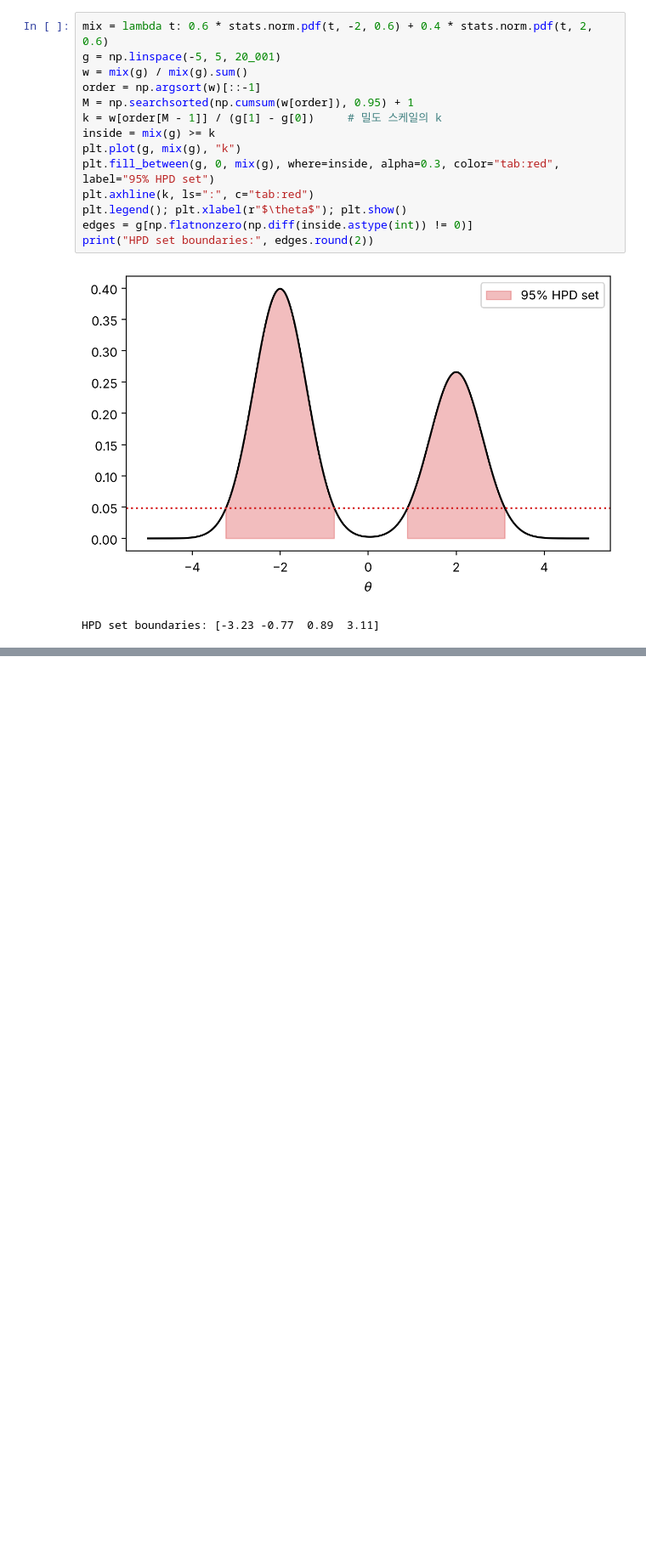
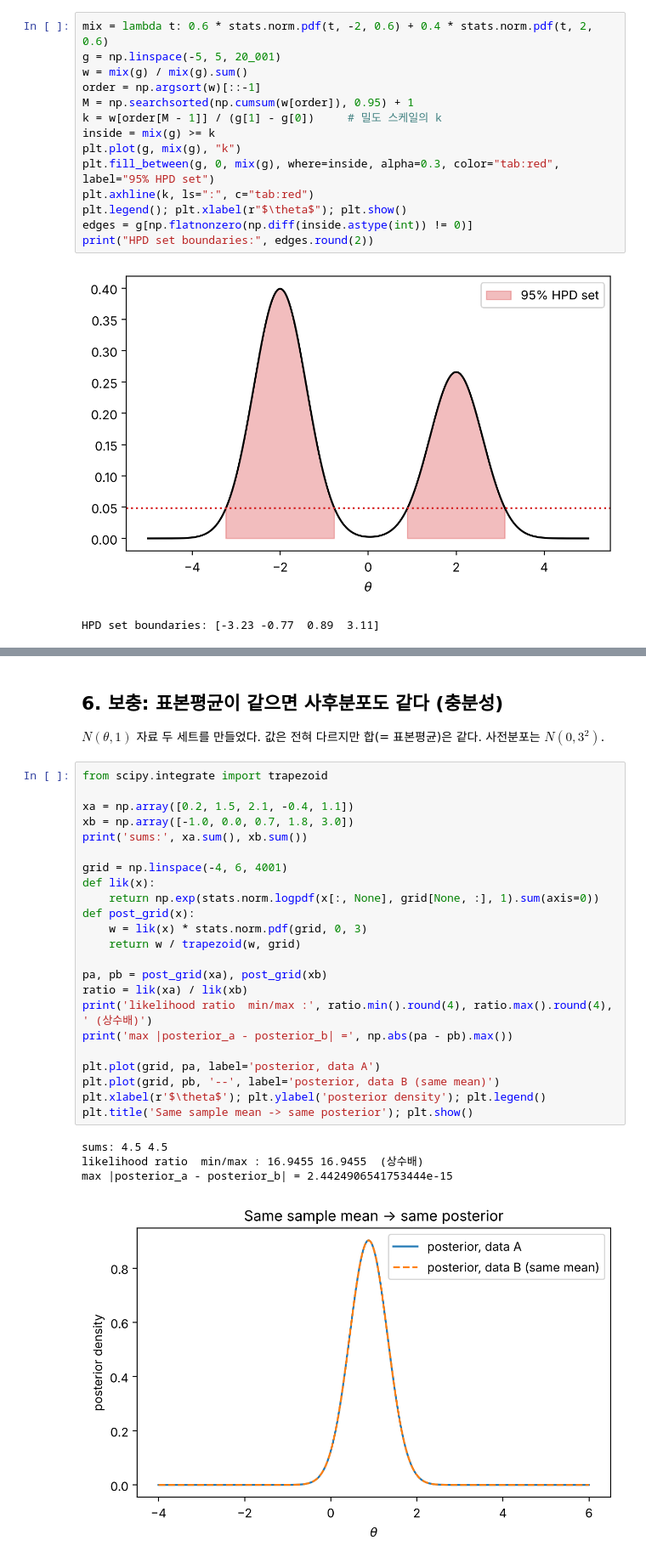
Before and after one commit to leebomin/bayesian-study, a Jupyter notebook: week02_exchangeability_likelihood/week02_exchangeability_likelihood.ipynb, the cells around one changed output, grey strips where cells are left out. Shown at 85% size. Cells and saved outputs as stored; diff of their text form; blank space fills up the shorter version.

```diff
--- a/week02_exchangeability_likelihood/week02_exchangeability_likelihood.ipynb
+++ b/week02_exchangeability_likelihood/week02_exchangeability_likelihood.ipynb
@@ -172,0 +192,32 @@ HPD set boundaries: [-3.23 -0.77  0.89  3.11]
+# %% [markdown]
+## 6. 보충: 표본평균이 같으면 사후분포도 같다 (충분성)
+
+$N(\theta,1)$ 자료 두 세트를 만들었다. 값은 전혀 다르지만 합(= 표본평균)은 같다. 사전분포는 $N(0,3^2)$.
+# %%
+from scipy.integrate import trapezoid
+
+xa = np.array([0.2, 1.5, 2.1, -0.4, 1.1])
+xb = np.array([-1.0, 0.0, 0.7, 1.8, 3.0])
+print('sums:', xa.sum(), xb.sum())
+
+grid = np.linspace(-4, 6, 4001)
+def lik(x):
+    return np.exp(stats.norm.logpdf(x[:, None], grid[None, :], 1).sum(axis=0))
+def post_grid(x):
+    w = lik(x) * stats.norm.pdf(grid, 0, 3)
+    return w / trapezoid(w, grid)
+
+pa, pb = post_grid(xa), post_grid(xb)
+ratio = lik(xa) / lik(xb)
+print('likelihood ratio  min/max :', ratio.min().round(4), ratio.max().round(4), ' (상수배)')
+print('max |posterior_a - posterior_b| =', np.abs(pa - pb).max())
+
+plt.plot(grid, pa, label='posterior, data A')
+plt.plot(grid, pb, '--', label='posterior, data B (same mean)')
+plt.xlabel(r'$\theta$'); plt.ylabel('posterior density'); plt.legend()
+plt.title('Same sample mean -> same posterior'); plt.show()
+# %% [output]
+sums: 4.5 4.5
+likelihood ratio  min/max : 16.9455 16.9455  (상수배)
+max |posterior_a - posterior_b| = 2.4424906541753444e-15
+[figure, added]
```
Also changed, not shown: parts of 10 cells of this notebook, 4 other files.
